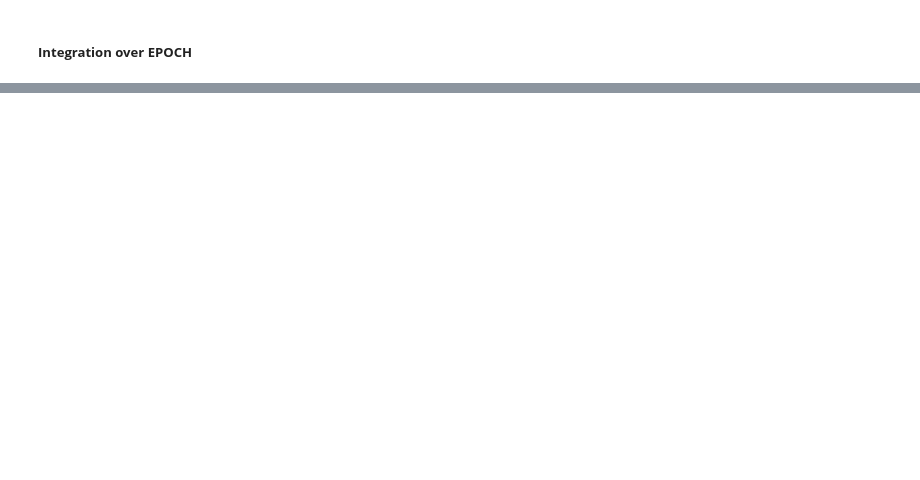
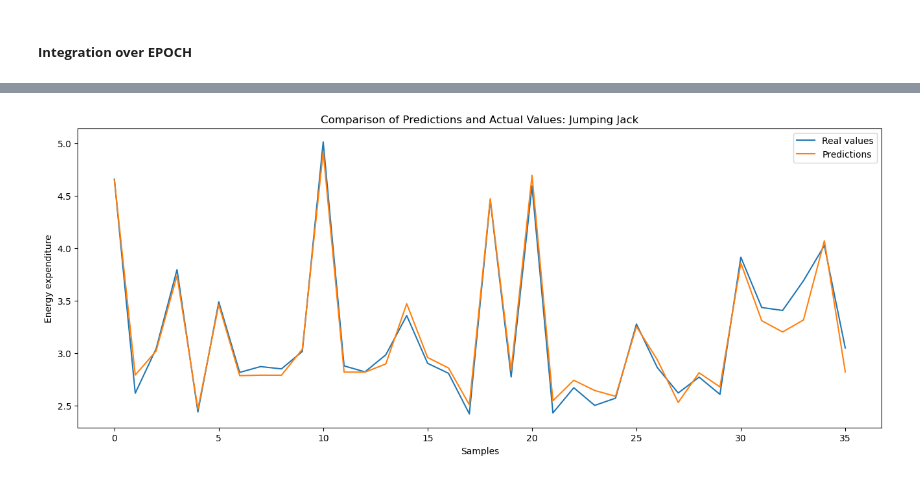
Before and after one commit to RachidatouOuattara/HAH913E-2024-physical-activity-analysis, a Jupyter notebook: Notebooks/AX3_project.ipynb, the cells around one changed output, grey strips where cells are left out. Drawn from its saved outputs; the diff is of its cells as text; code cells hidden in the pictures; blank space fills up the shorter version.

```diff
--- a/Notebooks/AX3_project.ipynb
+++ b/Notebooks/AX3_project.ipynb
@@ -471,0 +903,12 @@ plt.show()
+# %%
+# View predictions vs. actual values
+plt.figure(figsize=(16, 6))
+plt.plot(y_testJ.values, label='Real values')
+plt.plot(y_predJ, label='Predictions')
+plt.legend()
+plt.xlabel('Samples')
+plt.ylabel('Energy expenditure')
+plt.title('Comparison of Predictions and Actual Values: Jumping Jack')
+plt.show()
+# %% [output]
+[figure, added]
```
Also changed, not shown: parts of 35 cells of this notebook.
